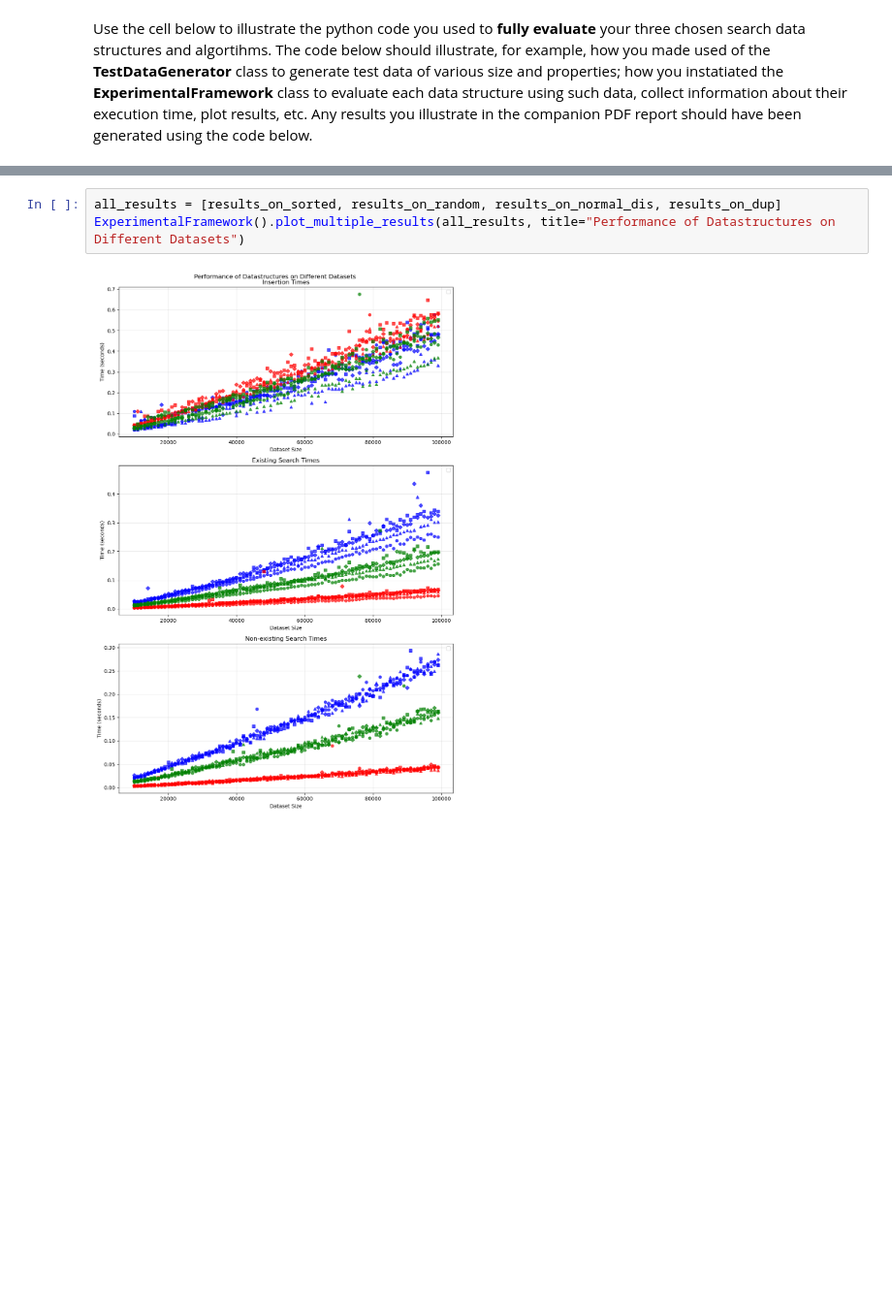
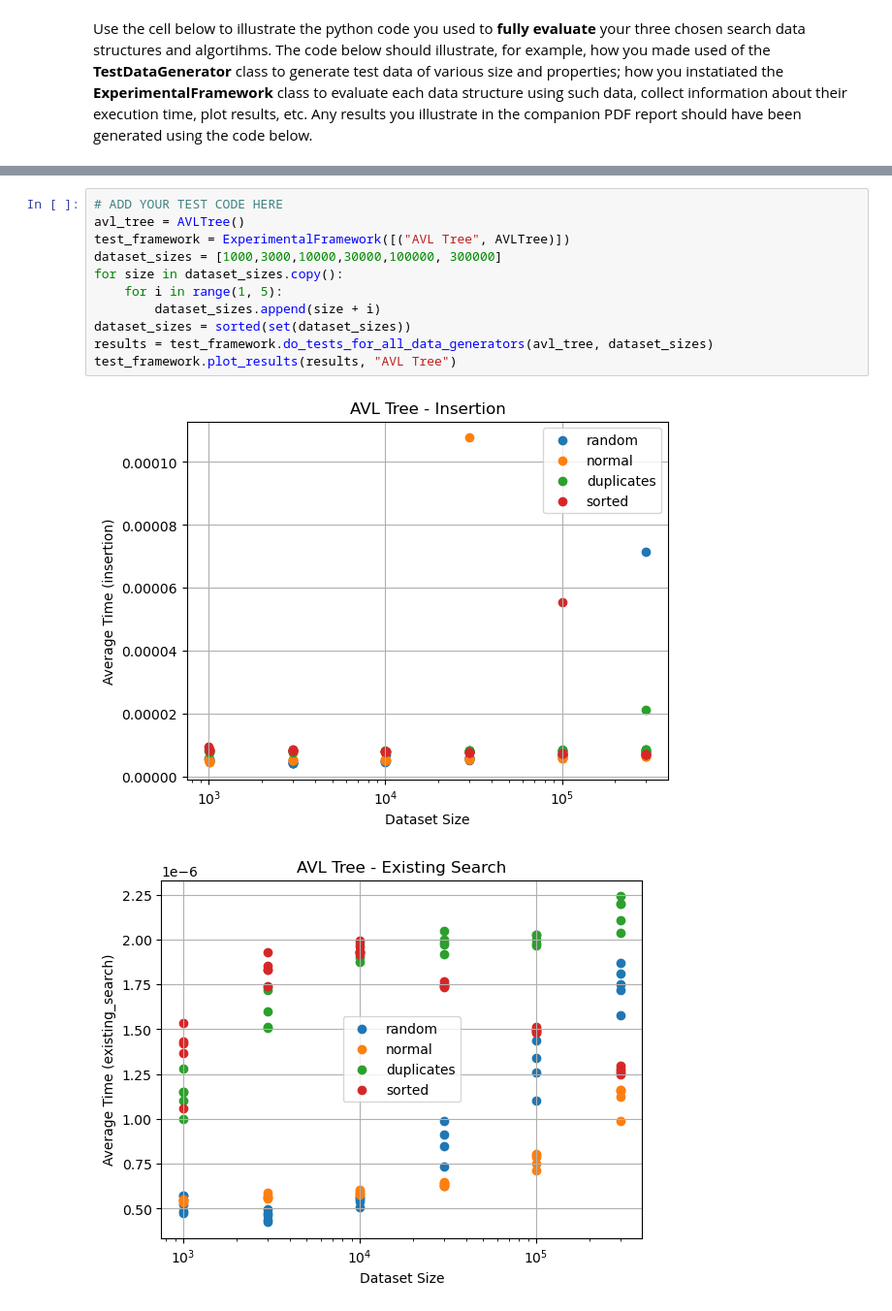
Before and after one commit to spicyGrape/COMP0005_Alg_cw, a Jupyter notebook: grp-23-0005code.ipynb, the cells around one changed output, grey strips where cells are left out. Shown: that part at 97% size. Cells and saved outputs as stored; diff of their text form; blank space fills up the shorter version.

Commit message:
Better experiment tool

```diff
--- a/grp-23-0005code.ipynb
+++ b/grp-23-0005code.ipynb
@@ -756,5 +630,14 @@ test_framework.plot_results(results_on_dup, title="Performance of Datastructures
-# %%
-all_results = [results_on_sorted, results_on_random, results_on_normal_dis, results_on_dup]
-ExperimentalFramework().plot_multiple_results(all_results, title="Performance of Datastructures on Different Datasets")
-# %% [output]
-[figure, removed]
+# %%
+# ADD YOUR TEST CODE HERE
+avl_tree = AVLTree()
+test_framework = ExperimentalFramework([("AVL Tree", AVLTree)])
+dataset_sizes = [1000,3000,10000,30000,100000, 300000]
+for size in dataset_sizes.copy():
+    for i in range(1, 5):
+        dataset_sizes.append(size + i)
+dataset_sizes = sorted(set(dataset_sizes))
+results = test_framework.do_tests_for_all_data_generators(avl_tree, dataset_sizes)
+test_framework.plot_results(results, "AVL Tree")
+# %% [output]
+[figure, added]
+[figure, added]
```
Also changed, not shown: parts of 7 cells of this notebook.
